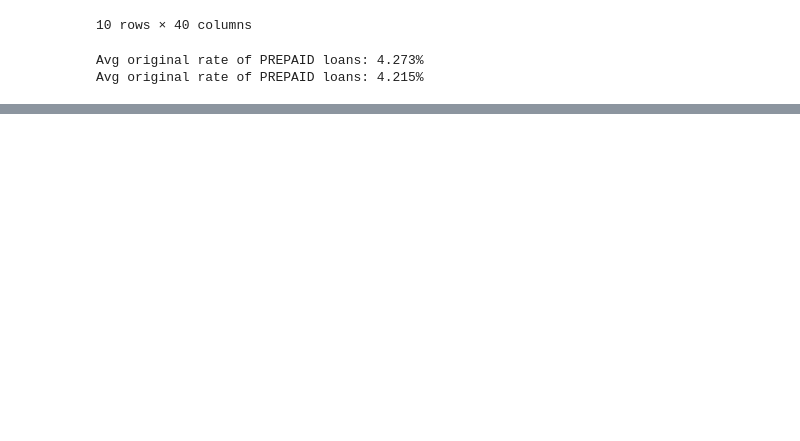
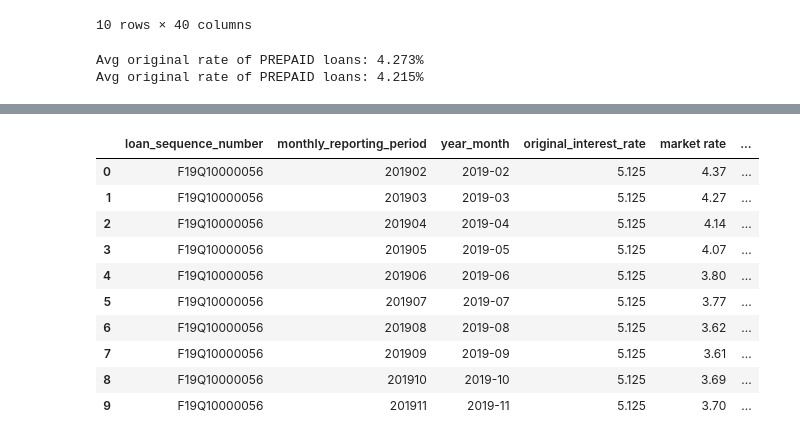
Before and after one commit to dixitbhavin/mbs-prepayment-ml, a Jupyter notebook: 01_load_data.ipynb, the cells around one changed output, grey strips where cells are left out. Drawn from its saved outputs; the diff is of its cells as text; code cells hidden in the pictures; blank space fills up the shorter version.

Commit message:
Day 4: add market rate and engineer rate incentive feature

```diff
--- a/01_load_data.ipynb
+++ b/01_load_data.ipynb
@@ -188,0 +200,30 @@ Avg original rate of PREPAID loans: 4.215%
+# %%
+# Historical 30-year fixed mortgage rate (monthly avg, %), 2018-2024
+# Source: Freddie Mac PMMS via FRED MORTGAGE30US
+mortgage_rate_history = {
+    "2018-01": 4.03, "2018-02": 4.33, "2018-03": 4.44, "2018-04": 4.47,
+    "2018-05": 4.59, "2018-06": 4.57, "2018-07": 4.53, "2018-08": 4.55,
+    "2018-09": 4.63, "2018-10": 4.83, "2018-11": 4.87, "2018-12": 4.64,
+    "2019-01": 4.46, "2019-02": 4.37, "2019-03": 4.27, "2019-04": 4.14,
+    "2019-05": 4.07, "2019-06": 3.80, "2019-07": 3.77, "2019-08": 3.62,
+    "2019-09": 3.61, "2019-10": 3.69, "2019-11": 3.70, "2019-12": 3.72,
+    "2020-01": 3.62, "2020-02": 3.47, "2020-03": 3.45, "2020-04": 3.31,
+    "2020-05": 3.23, "2020-06": 3.16, "2020-07": 3.02, "2020-08": 2.94,
+    "2020-09": 2.89, "2020-10": 2.83, "2020-11": 2.77, "2020-12": 2.68,
+    "2021-01": 2.74, "2021-02": 2.81, "2021-03": 3.08, "2021-04": 3.06,
+    "2021-05": 2.96, "2021-06": 2.98, "2021-07": 2.87, "2021-08": 2.84,
+    "2021-09": 2.90, "2021-10": 3.07, "2021-11": 3.07, "2021-12": 3.10,
+    "2022-01": 3.45, "2022-02": 3.76, "2022-03": 4.17, "2022-04": 4.98,
+    "2022-05": 5.23, "2022-06": 5.52, "2022-07": 5.41, "2022-08": 5.22,
+    "2022-09": 6.11, "2022-10": 6.90, "2022-11": 6.81, "2022-12": 6.36,
+    "2023-01": 6.27, "2023-02": 6.26, "2023-03": 6.54, "2023-04": 6.34,
+    "2023-05": 6.43, "2023-06": 6.71, "2023-07": 6.84, "2023-08": 7.07,
+    "2023-09": 7.20, "2023-10": 7.62, "2023-11": 7.44, "2023-12": 6.82,
+    "2024-01": 6.64, "2024-02": 6.78, "2024-03": 6.82, "2024-04": 6.99,
+    "2024-05": 7.06, "2024-06": 6.92, "2024-07": 6.85, "2024-08": 6.50,
+    "2024-09": 6.18, "2024-10": 6.43, "2024-11": 6.81, "2024-12": 6.72
+}
+
+mortgage_rates=pd.DataFrame(list(mortgage_rate_history.items()),columns=["year_month","market rate"])
+print(f"Shape:{mortgage_rates.shape}")
+mortgage_rates.head(10)
@@ -188,0 +243,3 @@ Avg original rate of PREPAID loans: 4.215%
+# %%
+combined["year_month"]=combined['monthly_reporting_period'].astype(str).str[:4]+"-" + combined['monthly_reporting_period'].astype(str).str[4:6]
+combined[["monthly_reporting_period","year_month"]].head(10)
@@ -188,0 +258,6 @@ Avg original rate of PREPAID loans: 4.215%
+# %%
+# Merge market rates into combined
+combined=pd.merge(combined,mortgage_rates,on="year_month",how='left')
+
+# Verify market_rate is now populated
+combined[["loan_sequence_number", "monthly_reporting_period", "year_month", "original_interest_rate", "market rate"]].head(10)
@@ -188,0 +276,16 @@ Avg original rate of PREPAID loans: 4.215%
+# %%
+# rate incentive (note rate - current market rate)
+combined['rate_incentive']=combined['original_interest_rate']-combined['market rate']
+combined[["loan_sequence_number", "monthly_reporting_period", "year_month", "original_interest_rate", "market rate","rate_incentive"]].head(10)
+# %% [output]
+|  | loan_sequence_number | monthly_reporting_period | year_month | original_interest_rate | market rate | ... |
+| 0 | F19Q10000056 | 201902 | 2019-02 | 5.125 | 4.37 | ... |
+| 1 | F19Q10000056 | 201903 | 2019-03 | 5.125 | 4.27 | ... |
+| 2 | F19Q10000056 | 201904 | 2019-04 | 5.125 | 4.14 | ... |
+| 3 | F19Q10000056 | 201905 | 2019-05 | 5.125 | 4.07 | ... |
+| 4 | F19Q10000056 | 201906 | 2019-06 | 5.125 | 3.80 | ... |
+| 5 | F19Q10000056 | 201907 | 2019-07 | 5.125 | 3.77 | ... |
+| 6 | F19Q10000056 | 201908 | 2019-08 | 5.125 | 3.62 | ... |
+| 7 | F19Q10000056 | 201909 | 2019-09 | 5.125 | 3.61 | ... |
+| 8 | F19Q10000056 | 201910 | 2019-10 | 5.125 | 3.69 | ... |
+| 9 | F19Q10000056 | 201911 | 2019-11 | 5.125 | 3.70 | ... |
```
Also changed, not shown: parts of 7 cells of this notebook.
